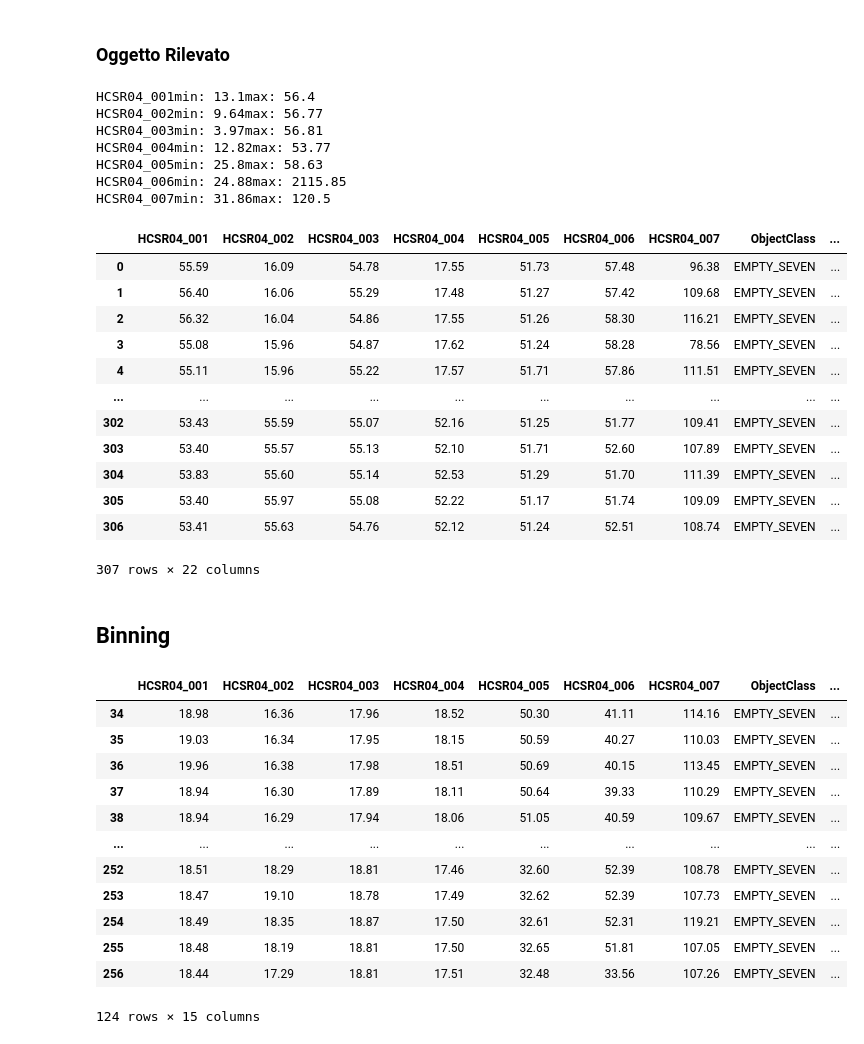
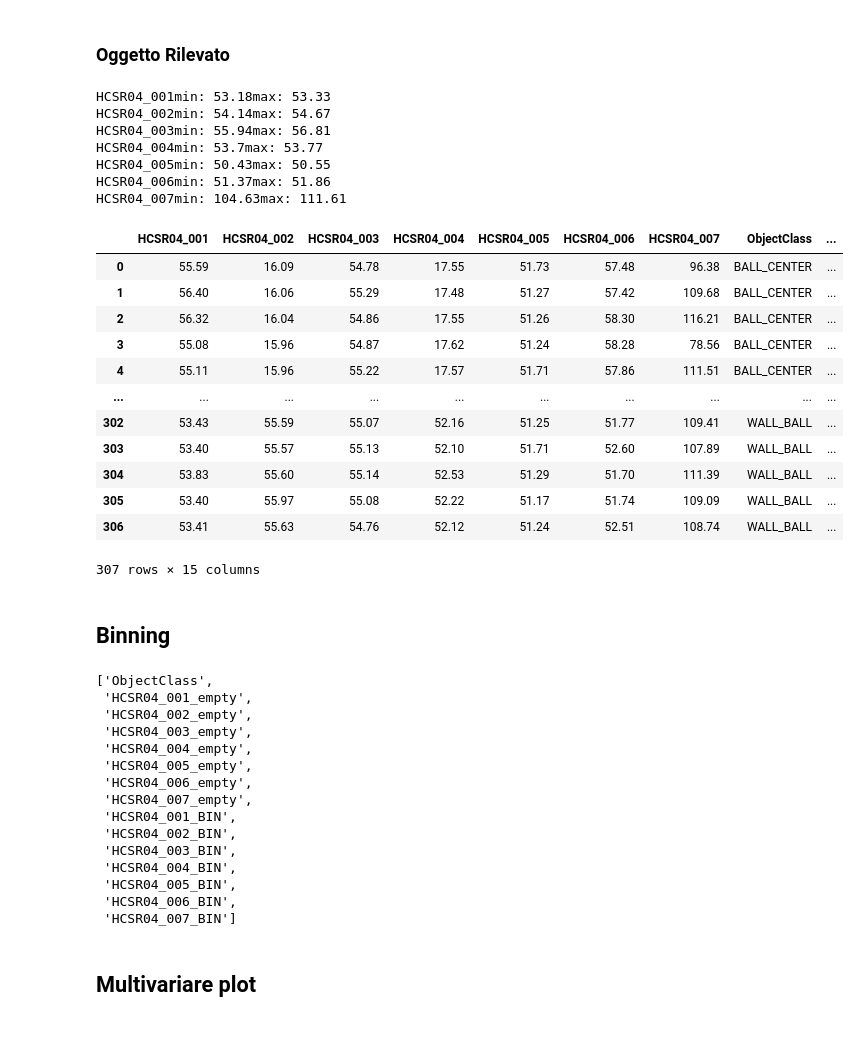
Before and after one commit to emanbuc/ultrasonic-vision, a Jupyter notebook: notebooks/create_training_dataset.ipynb, the cells around one changed output. Drawn from its saved outputs; the diff is of its cells as text; code cells hidden in the pictures.

```diff
--- a/notebooks/create_training_dataset.ipynb
+++ b/notebooks/create_training_dataset.ipynb
@@ -111,37 +111,39 @@ Le distanze dipendono fortemente dalla posizione esatta dell'oggetto all'interno
 # %%
 df_EMPTY=data[data['ObjectClass']=='EMPTY_SEVEN']
 distanceColumns= ['HCSR04_001', 'HCSR04_002', 'HCSR04_003', 'HCSR04_004', 'HCSR04_005', 'HCSR04_006', 'HCSR04_007']
+categorialColumns =['ObjectClass']
 # %% [markdown]
 ### Oggetto Rilevato
 # %%
 for colName in distanceColumns:
   maxValue= max(df_EMPTY[colName])
   minValue= min(df_EMPTY[colName])
   print(colName+ "min: "+str(minValue)+"max: "+str(maxValue))
-  data[colName+'_empty']= (data[colName]<= maxValue) & (data[colName] =>minValue)
+  data[colName+'_empty']= (data[colName]<= maxValue) & (data[colName] >=minValue)
+  categorialColumns.append(colName+'_empty')
 
 data
 # %% [output]
-HCSR04_001min: 13.1max: 56.4
-HCSR04_002min: 9.64max: 56.77
-HCSR04_003min: 3.97max: 56.81
-HCSR04_004min: 12.82max: 53.77
-HCSR04_005min: 25.8max: 58.63
-HCSR04_006min: 24.88max: 2115.85
-HCSR04_007min: 31.86max: 120.5
+HCSR04_001min: 53.18max: 53.33
+HCSR04_002min: 54.14max: 54.67
+HCSR04_003min: 55.94max: 56.81
+HCSR04_004min: 53.7max: 53.77
+HCSR04_005min: 50.43max: 50.55
+HCSR04_006min: 51.37max: 51.86
+HCSR04_007min: 104.63max: 111.61
 |  | HCSR04_001 | HCSR04_002 | HCSR04_003 | HCSR04_004 | HCSR04_005 | HCSR04_006 | HCSR04_007 | ObjectClass | ... |
-| 0 | 55.59 | 16.09 | 54.78 | 17.55 | 51.73 | 57.48 | 96.38 | EMPTY_SEVEN | ... |
-| 1 | 56.40 | 16.06 | 55.29 | 17.48 | 51.27 | 57.42 | 109.68 | EMPTY_SEVEN | ... |
-| 2 | 56.32 | 16.04 | 54.86 | 17.55 | 51.26 | 58.30 | 116.21 | EMPTY_SEVEN | ... |
-| 3 | 55.08 | 15.96 | 54.87 | 17.62 | 51.24 | 58.28 | 78.56 | EMPTY_SEVEN | ... |
-| 4 | 55.11 | 15.96 | 55.22 | 17.57 | 51.71 | 57.86 | 111.51 | EMPTY_SEVEN | ... |
+| 0 | 55.59 | 16.09 | 54.78 | 17.55 | 51.73 | 57.48 | 96.38 | BALL_CENTER | ... |
+| 1 | 56.40 | 16.06 | 55.29 | 17.48 | 51.27 | 57.42 | 109.68 | BALL_CENTER | ... |
+| 2 | 56.32 | 16.04 | 54.86 | 17.55 | 51.26 | 58.30 | 116.21 | BALL_CENTER | ... |
+| 3 | 55.08 | 15.96 | 54.87 | 17.62 | 51.24 | 58.28 | 78.56 | BALL_CENTER | ... |
+| 4 | 55.11 | 15.96 | 55.22 | 17.57 | 51.71 | 57.86 | 111.51 | BALL_CENTER | ... |
 | ... | ... | ... | ... | ... | ... | ... | ... | ... | ... |
-| 302 | 53.43 | 55.59 | 55.07 | 52.16 | 51.25 | 51.77 | 109.41 | EMPTY_SEVEN | ... |
-| 303 | 53.40 | 55.57 | 55.13 | 52.10 | 51.71 | 52.60 | 107.89 | EMPTY_SEVEN | ... |
-| 304 | 53.83 | 55.60 | 55.14 | 52.53 | 51.29 | 51.70 | 111.39 | EMPTY_SEVEN | ... |
-| 305 | 53.40 | 55.97 | 55.08 | 52.22 | 51.17 | 51.74 | 109.09 | EMPTY_SEVEN | ... |
-| 306 | 53.41 | 55.63 | 54.76 | 52.12 | 51.24 | 52.51 | 108.74 | EMPTY_SEVEN | ... |
+| 302 | 53.43 | 55.59 | 55.07 | 52.16 | 51.25 | 51.77 | 109.41 | WALL_BALL | ... |
+| 303 | 53.40 | 55.57 | 55.13 | 52.10 | 51.71 | 52.60 | 107.89 | WALL_BALL | ... |
+| 304 | 53.83 | 55.60 | 55.14 | 52.53 | 51.29 | 51.70 | 111.39 | WALL_BALL | ... |
+| 305 | 53.40 | 55.97 | 55.08 | 52.22 | 51.17 | 51.74 | 109.09 | WALL_BALL | ... |
+| 306 | 53.41 | 55.63 | 54.76 | 52.12 | 51.24 | 52.51 | 108.74 | WALL_BALL | ... |
-307 rows × 22 columns
+307 rows × 15 columns
 # %% [markdown]
 ## Binning
 # %%
@@ -153,19 +155,25 @@ binCuts=[-np.inf,20,40,np.inf]
 for colName in distanceColumns:
   bins= pandas.cut(data[colName], bins=binCuts,labels=binLabels)
   data[colName+'_BIN']=bins
+  categorialColumns.append(colName+'_BIN')
 
 data[data['HCSR04_001'] < 20]
+categorialColumns
 # %% [output]
-|  | HCSR04_001 | HCSR04_002 | HCSR04_003 | HCSR04_004 | HCSR04_005 | HCSR04_006 | HCSR04_007 | ObjectClass | ... |
-| 34 | 18.98 | 16.36 | 17.96 | 18.52 | 50.30 | 41.11 | 114.16 | EMPTY_SEVEN | ... |
-| 35 | 19.03 | 16.34 | 17.95 | 18.15 | 50.59 | 40.27 | 110.03 | EMPTY_SEVEN | ... |
-| 36 | 19.96 | 16.38 | 17.98 | 18.51 | 50.69 | 40.15 | 113.45 | EMPTY_SEVEN | ... |
-| 37 | 18.94 | 16.30 | 17.89 | 18.11 | 50.64 | 39.33 | 110.29 | EMPTY_SEVEN | ... |
-| 38 | 18.94 | 16.29 | 17.94 | 18.06 | 51.05 | 40.59 | 109.67 | EMPTY_SEVEN | ... |
-| ... | ... | ... | ... | ... | ... | ... | ... | ... | ... |
-| 252 | 18.51 | 18.29 | 18.81 | 17.46 | 32.60 | 52.39 | 108.78 | EMPTY_SEVEN | ... |
-| 253 | 18.47 | 19.10 | 18.78 | 17.49 | 32.62 | 52.39 | 107.73 | EMPTY_SEVEN | ... |
-| 254 | 18.49 | 18.35 | 18.87 | 17.50 | 32.61 | 52.31 | 119.21 | EMPTY_SEVEN | ... |
-| 255 | 18.48 | 18.19 | 18.81 | 17.50 | 32.65 | 51.81 | 107.05 | EMPTY_SEVEN | ... |
-| 256 | 18.44 | 17.29 | 18.81 | 17.51 | 32.48 | 33.56 | 107.26 | EMPTY_SEVEN | ... |
-124 rows × 15 columns
+['ObjectClass',
+ 'HCSR04_001_empty',
+ 'HCSR04_002_empty',
+ 'HCSR04_003_empty',
+ 'HCSR04_004_empty',
+ 'HCSR04_005_empty',
+ 'HCSR04_006_empty',
+ 'HCSR04_007_empty',
+ 'HCSR04_001_BIN',
+ 'HCSR04_002_BIN',
+ 'HCSR04_003_BIN',
+ 'HCSR04_004_BIN',
+ 'HCSR04_005_BIN',
+ 'HCSR04_006_BIN',
+ 'HCSR04_007_BIN']
+# %% [markdown]
+## Multivariare plot
```
Also changed, not shown: parts of 3 cells of this notebook.
